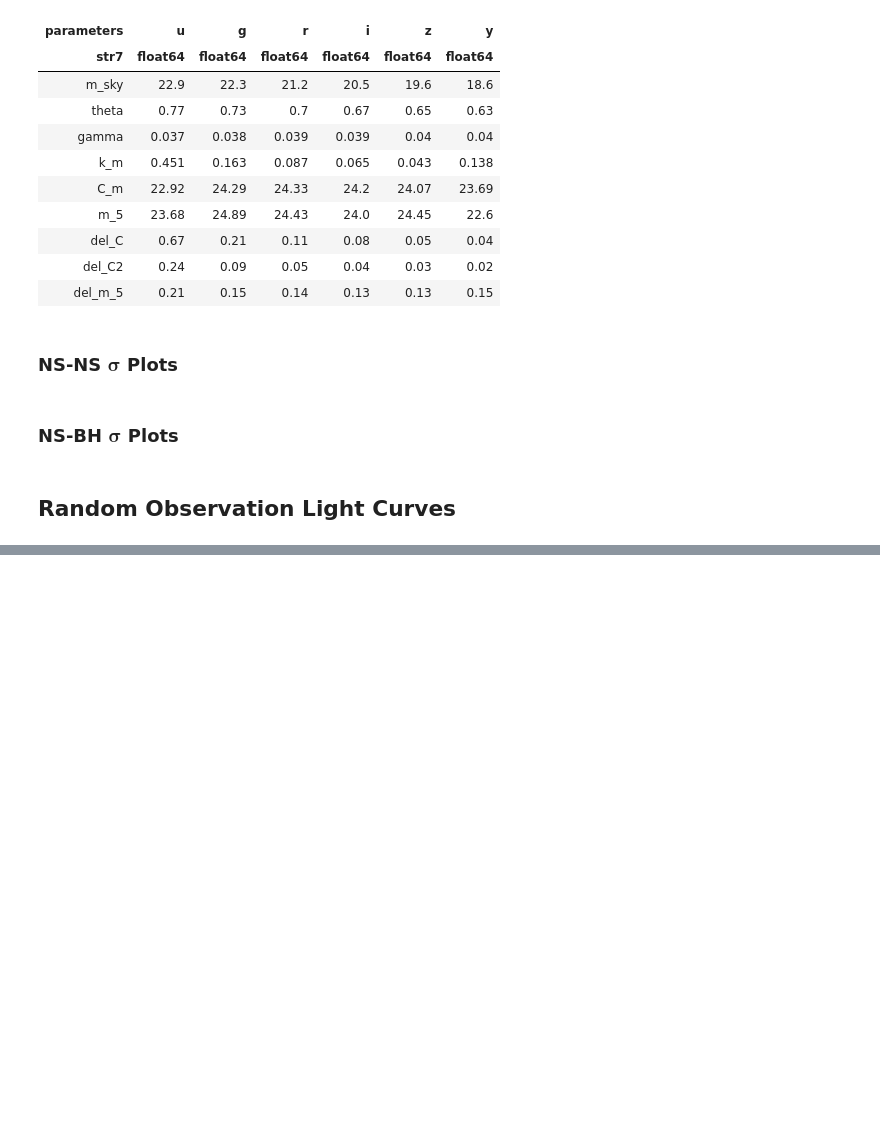
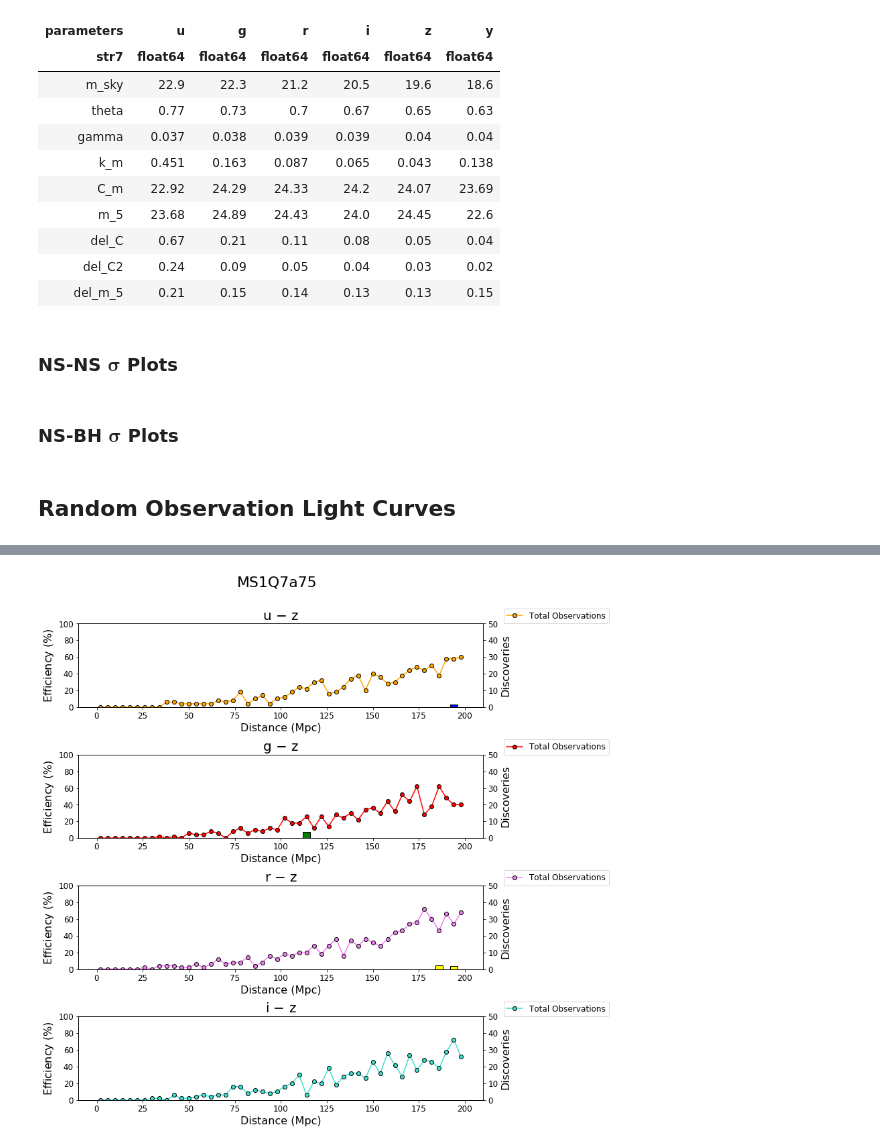
Before and after one commit to adamamiller/NUREU17, a Jupyter notebook: LSST/TargetOfOpportunityStrategy/Discovery_Metrics_With_Uncertainties.ipynb, the cells around one changed output, grey strips where cells are left out. Cells and saved outputs as stored; diff of their text form; code cells hidden in the pictures; blank space fills up the shorter version.

```diff
--- a/LSST/TargetOfOpportunityStrategy/Discovery_Metrics_With_Uncertainties.ipynb
+++ b/LSST/TargetOfOpportunityStrategy/Discovery_Metrics_With_Uncertainties.ipynb
@@ -605,0 +809,2 @@ plt.close()
+# %%
+MS1Q7a75_table = Analyze(MS1Q7a75_app)
@@ -605,0 +1163,4 @@ plt.close()
+# %%
+plot_bar2(MS1Q7a75_table, 'MS1Q7a75')
+# %% [output]
+[figure, added]
```
Also changed, not shown: parts of 47 cells of this notebook.
